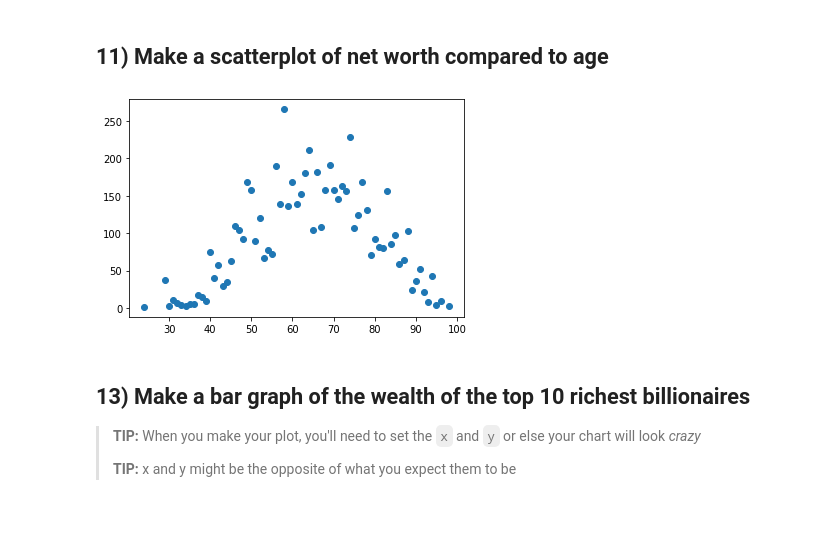
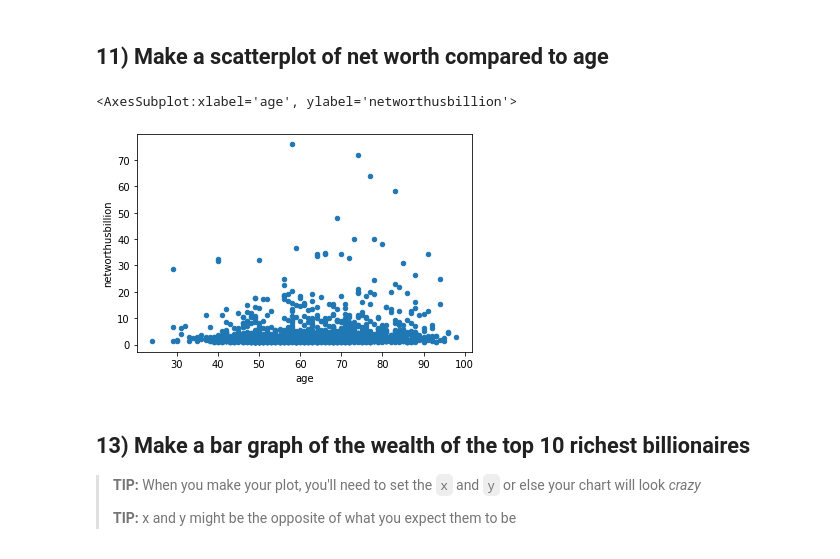
Before and after one commit to luizftoledo/Pandas-assignments-Columbia-Journalism-School-, a Jupyter notebook: 02-Billionaires.ipynb, the cells around one changed output. Saved outputs shown, nothing was run; the diff lists cells and outputs as text; code cells hidden in the pictures; blank space fills up the shorter version.

```diff
--- a/02-Billionaires.ipynb
+++ b/02-Billionaires.ipynb
@@ -228,20 +161,11 @@ df.age.hist()
 # %% [markdown]
 ## 11) Make a scatterplot of net worth compared to age
-# %%
-#networthusbillion
-age_money = df.groupby(by='age').networthusbillion.sum().rename_axis('age').reset_index(name='billions')
-
-
-import matplotlib.pyplot as plt
-import numpy as np
-
-x = np.array(age_money.age)
-y = np.array(age_money.billions)
-
-plt.scatter(x, y)
-plt.show()
-# %% [output]
-[figure, removed]
+# %%
+#networthusbillion
+df.plot(x='age', y='networthusbillion', kind='scatter')
+# %% [output]
+<AxesSubplot:xlabel='age', ylabel='networthusbillion'>
+[figure, added]
 # %% [markdown]
 ## 13) Make a bar graph of the wealth of the top 10 richest billionaires
 
```
Also changed, not shown: parts of 9 cells of this notebook, 6 other files.
